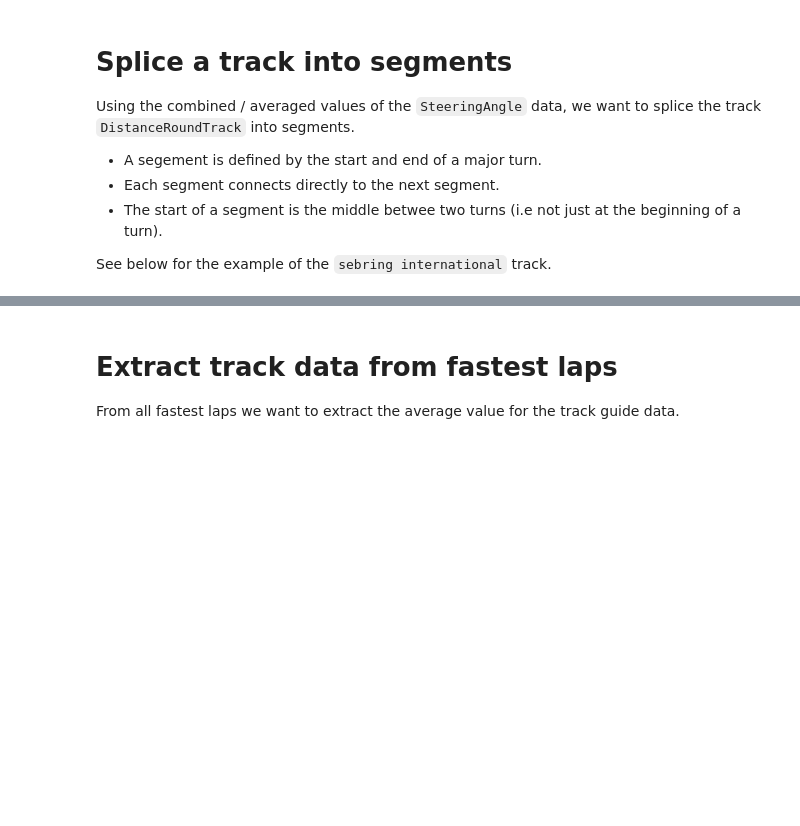
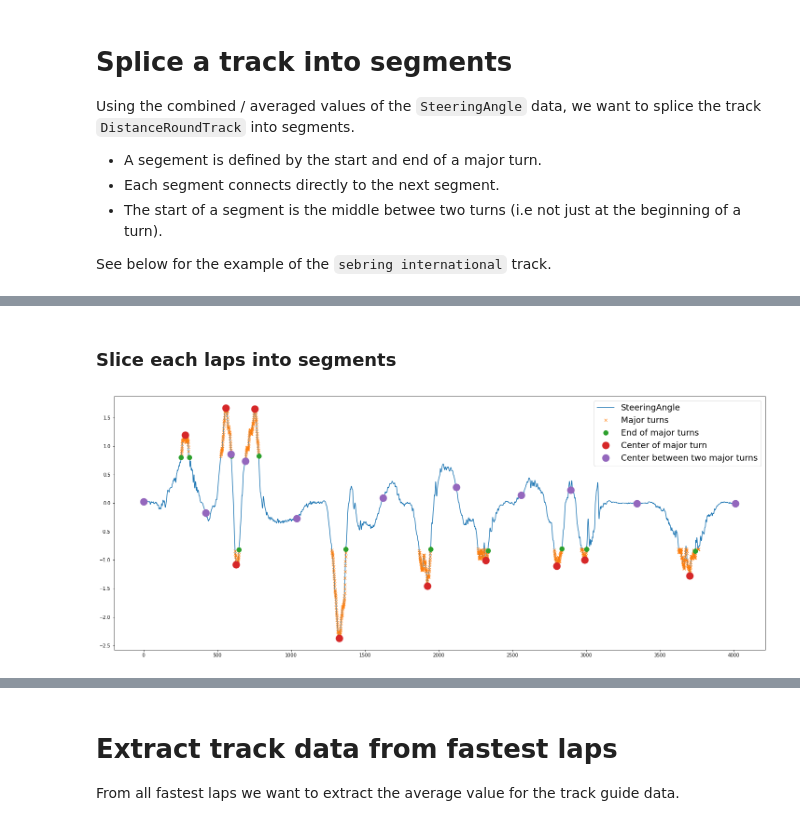
Before and after one commit to b4mad/racing, a Jupyter notebook: notebooks/fast_lap_analysis.ipynb, the cells around one changed output, grey strips where cells are left out. Drawn from its saved outputs; the diff is of its cells as text; code cells hidden in the pictures; blank space fills up the shorter version.

Commit message:
Implemented cells to compute each segments according to center of each major turn

```diff
--- a/notebooks/fast_lap_analysis.ipynb
+++ b/notebooks/fast_lap_analysis.ipynb
@@ -458,0 +403,46 @@ plt.show()
+# %% [markdown]
+### Slice each laps into segments
+# %%
+steer = av_data_arrays['SteeringAngle']
+
+# Define threshold to select major turns, which means abs(SteeringAngle) > threshold
+threshold = 0.8
+# %%
+# Find extrama in SteeringAngle
+# Mask 1 gives the indices where SteerinAngle is above thresold : each major turn
+msk1 = np.where(np.abs(steer) > threshold)
+idx = np.arange(steer.size)[msk1]
+idx_diff = idx[1:] - idx[:-1]
+# Mask 2 gives the indices of the end of a major turn
+msk2 = np.concatenate(([0], np.where(idx_diff>10)[0]))
+extrema_idx = []
+# Mask 3 gives the indices of the center of each major turn
+for i, m in enumerate(msk2[:-1]):
+    # select SteeringAngle for the i turn
+    steer_tmp = steer[idx[msk2][i]:idx[msk2][i+1]]
+    # find index of the extrema of SteeringAngle
+    extrema_idx_tmp = np.argmax(np.abs(steer_tmp))
+    # add idx offset to find the index in the full SteeringAngle array
+    extrema_idx_truth = extrema_idx_tmp + idx[msk2][i]
+    # add to list
+    extrema_idx.append(extrema_idx_truth)
+
+extrema_idx = np.array(extrema_idx)
+# %%
+# Find the begining and end of each segment : center between two major turns
+center_idx = ((extrema_idx[1:]+extrema_idx[:-1])/2).astype('int32')
+center_idx = np.concatenate(([0], center_idx,[steer.size-1]))
+# %%
+# Plot the Averaged SteeringAngle, and show the identification of major turns
+plt.rcParams["figure.figsize"] = (25, 10)
+plt.plot(steer, label='SteeringAngle')
+plt.plot(idx, steer[msk1], 'x', label='Major turns')
+plt.plot(idx[msk2], steer[msk1][msk2], 'o', label='End of major turns', markersize='10')
+plt.plot(np.arange(steer.size)[extrema_idx], steer[extrema_idx], 'o',
+         label='Center of major turn', markersize='15')
+plt.plot(np.arange(steer.size)[center_idx], steer[center_idx], 'o',
+         label='Center between two major turns', markersize='15')
+plt.legend(fontsize=18)
+plt.show()
+# %% [output]
+[figure, added]
```
Also changed, not shown: parts of 20 cells of this notebook.
